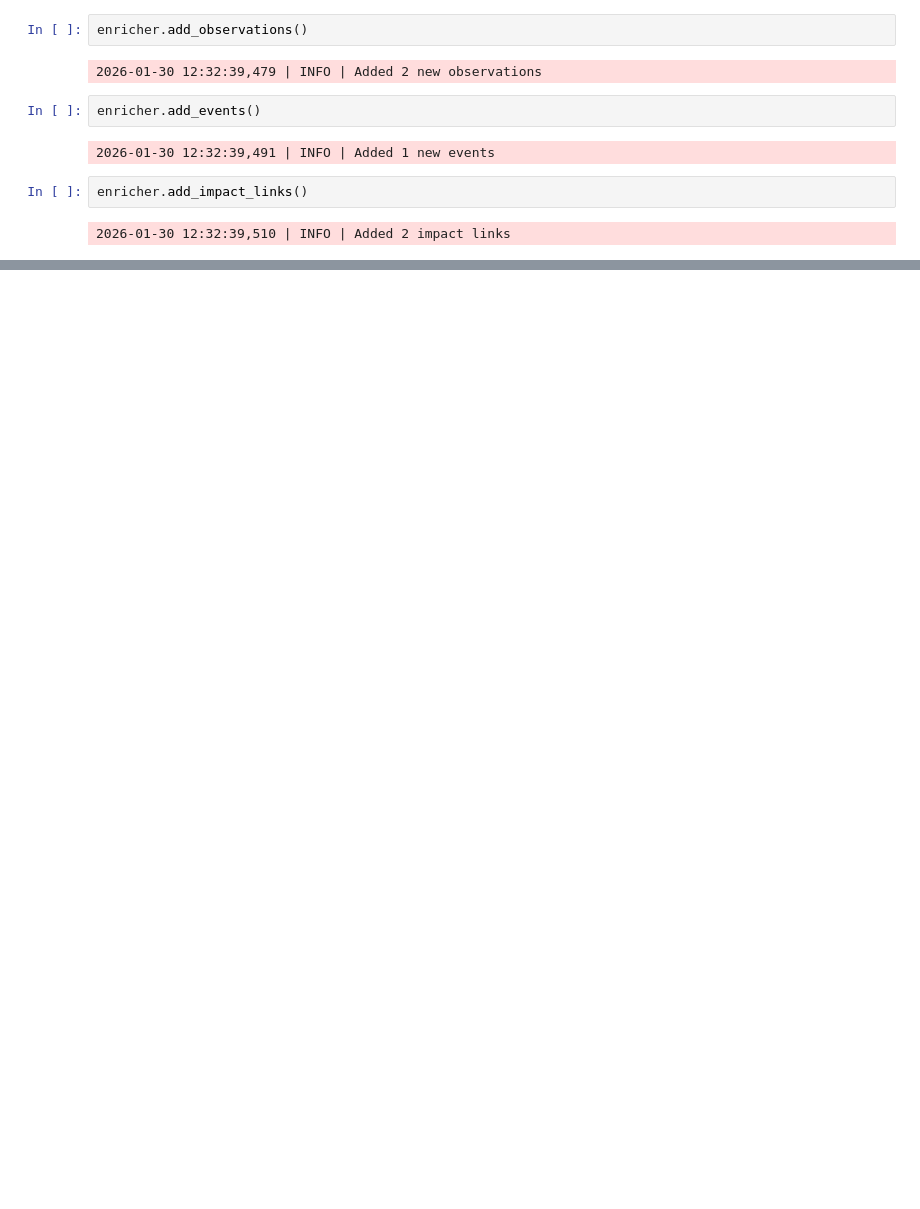
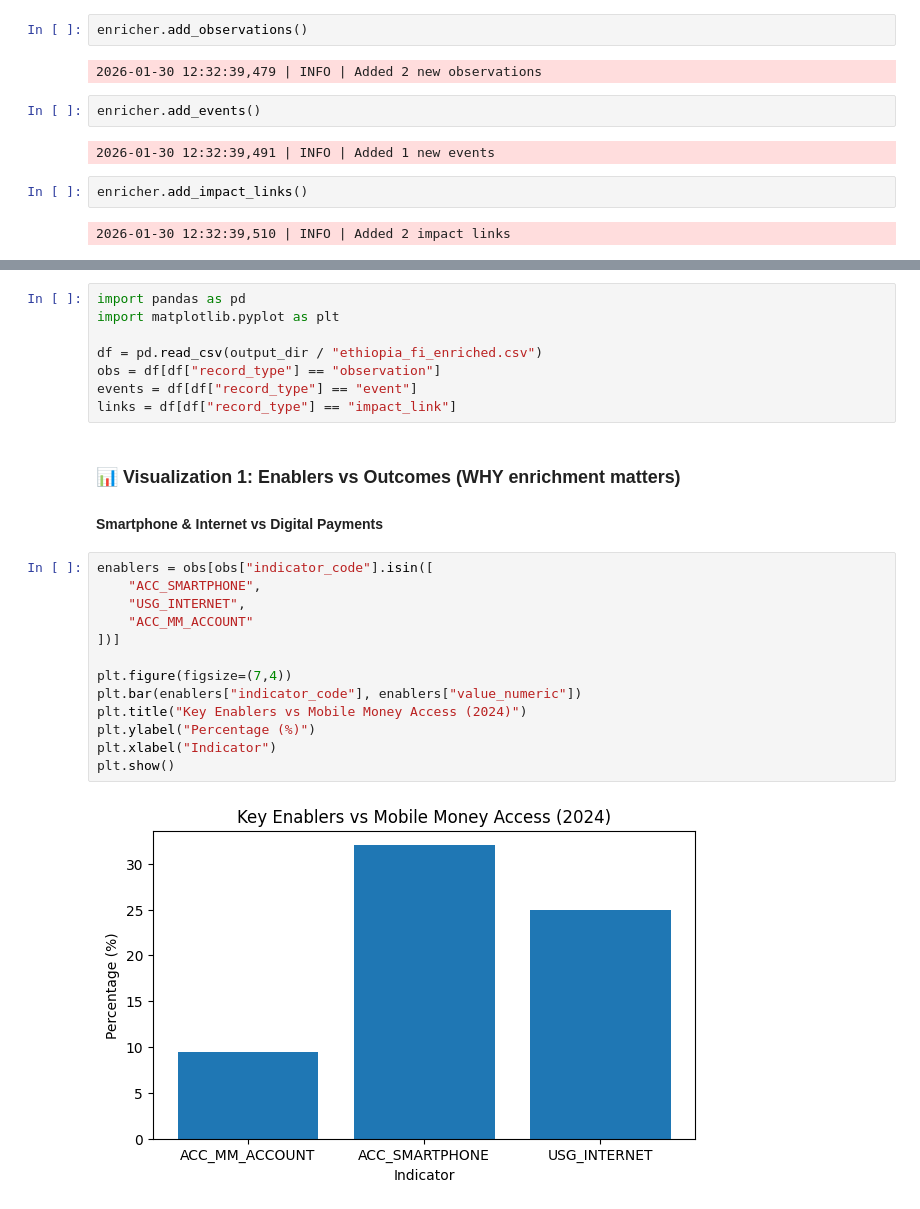
Before and after one commit to AdeyAmare/ethiopia-fi-forecast, a Jupyter notebook: notebooks/data_exploration_enrichment.ipynb, the cells around one changed output, grey strips where cells are left out. Cells and saved outputs as stored; diff of their text form; blank space fills up the shorter version.

Commit message:
Add Visualizaitons

```diff
--- a/notebooks/data_exploration_enrichment.ipynb
+++ b/notebooks/data_exploration_enrichment.ipynb
@@ -82,3 +82,29 @@ print (output_dir)
 # %% [output]
 C:\Users\amare\Documents\KAIM\week-10\ethiopia-fi-forecast\data\processed
 ' enricher.save_outputs(output_dir=output_dir) '
+# %%
+import pandas as pd
+import matplotlib.pyplot as plt
+
+df = pd.read_csv(output_dir / "ethiopia_fi_enriched.csv")
+obs = df[df["record_type"] == "observation"]
+events = df[df["record_type"] == "event"]
+links = df[df["record_type"] == "impact_link"]
+# %% [markdown]
+### 📊 Visualization 1: Enablers vs Outcomes (WHY enrichment matters)
+#### Smartphone & Internet vs Digital Payments
+# %%
+enablers = obs[obs["indicator_code"].isin([
+    "ACC_SMARTPHONE",
+    "USG_INTERNET",
+    "ACC_MM_ACCOUNT"
+])]
+
+plt.figure(figsize=(7,4))
+plt.bar(enablers["indicator_code"], enablers["value_numeric"])
+plt.title("Key Enablers vs Mobile Money Access (2024)")
+plt.ylabel("Percentage (%)")
+plt.xlabel("Indicator")
+plt.show()
+# %% [output]
+[figure, added]
```
Also changed, not shown: parts of 7 cells of this notebook.
